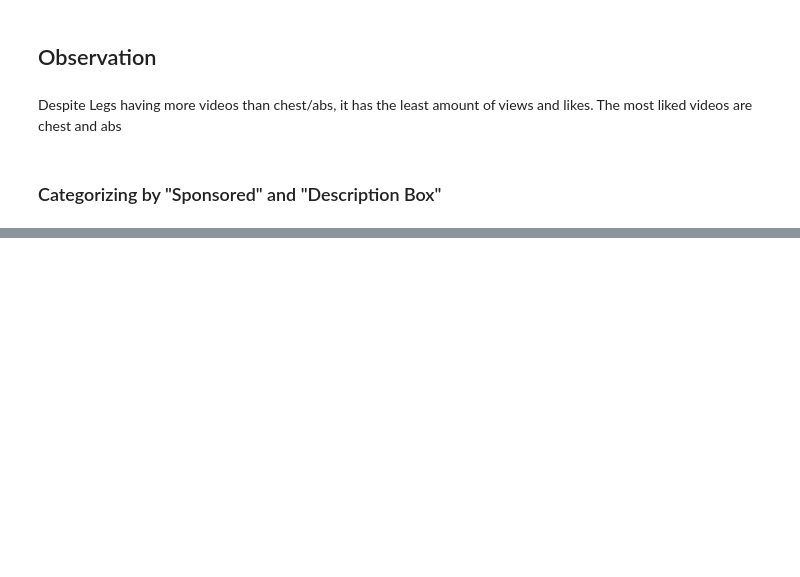
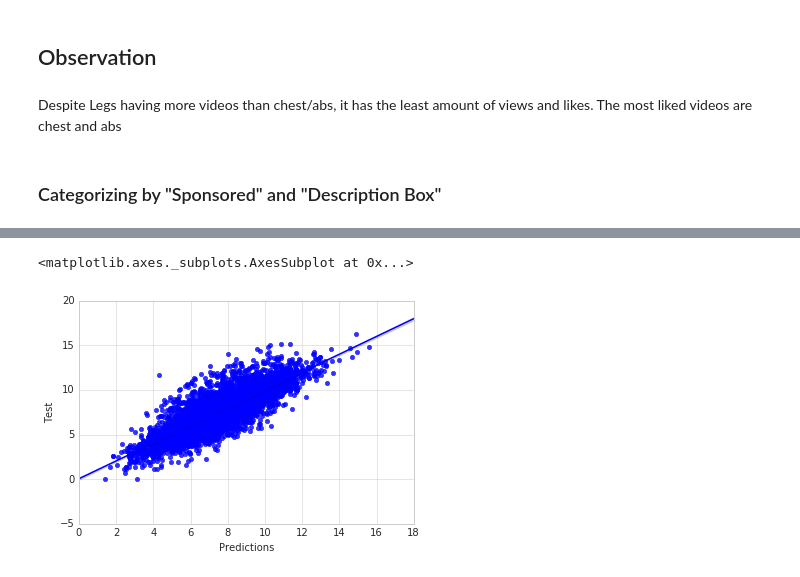
Before and after one commit to allenwang28/YouTube-Virality-Predictor, a Jupyter notebook: notebooks/Categorical Analysis2.ipynb, the cells around one changed output, grey strips where cells are left out. Cells and saved outputs as stored; diff of their text form; code cells hidden in the pictures; blank space fills up the shorter version.

```diff
--- a/notebooks/Categorical Analysis2.ipynb
+++ b/notebooks/Categorical Analysis2.ipynb
@@ -403,0 +373,8 @@ reg.score(test_X, test_y)
+# %%
+y_pred = reg.predict(test_X)
+plot_df = pd.DataFrame(y_pred, columns=['Predictions'])
+plot_df['Test'] = np.array(test_y)
+sns.regplot(x='Predictions', y='Test', data=plot_df)
+# %% [output]
+<matplotlib.axes._subplots.AxesSubplot at 0x...>
+[figure, added]
```
Also changed, not shown: parts of 21 cells of this notebook, 2 other files.
